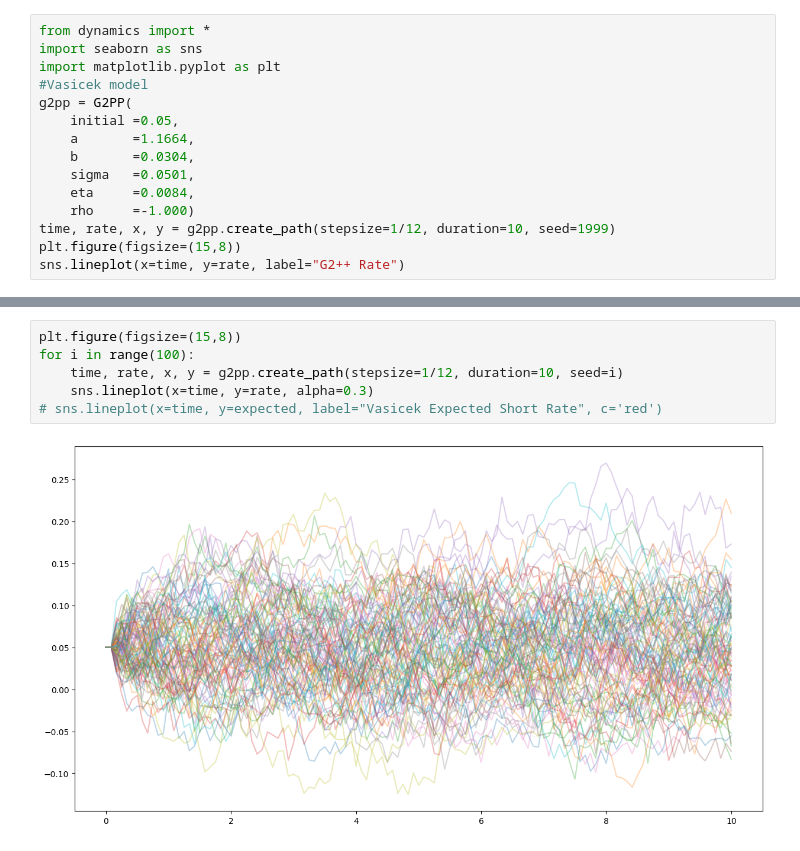
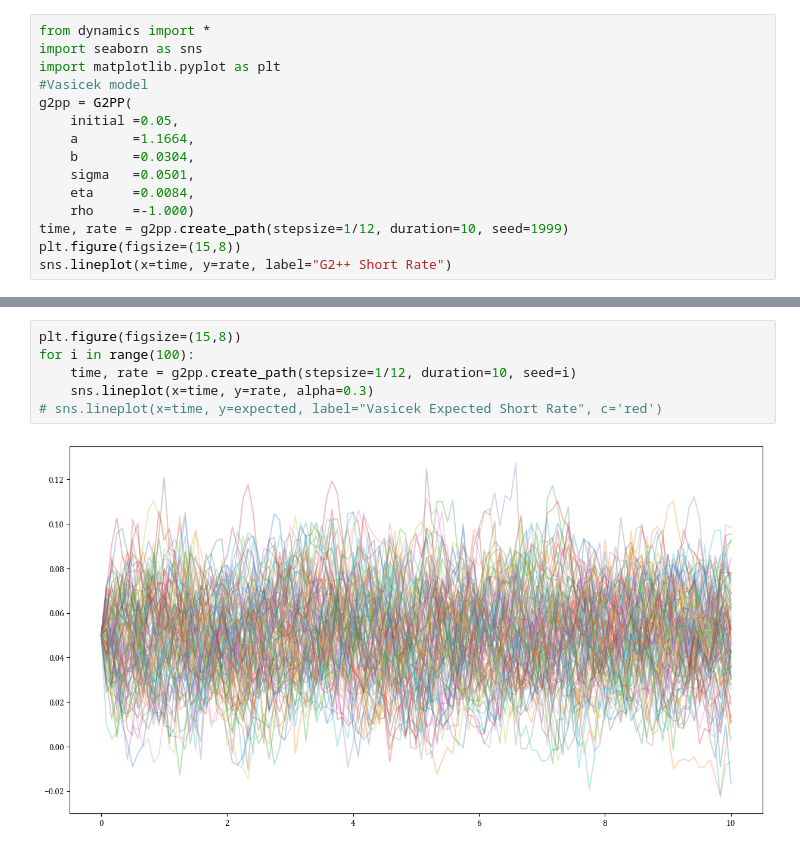
Before and after one commit to Eskild-afk/MasterThesis, a Jupyter notebook: G2++.ipynb, the cells around one changed output, grey strips where cells are left out. Drawn from its saved outputs; the diff is of its cells as text.

```diff
--- a/G2++.ipynb
+++ b/G2++.ipynb
@@ -10,8 +10,8 @@ g2pp = G2PP(
     sigma   =0.0501,
     eta     =0.0084,
     rho     =-1.000)
-time, rate, x, y = g2pp.create_path(stepsize=1/12, duration=10, seed=1999)
+time, rate = g2pp.create_path(stepsize=1/12, duration=10, seed=1999)
 plt.figure(figsize=(15,8))
-sns.lineplot(x=time, y=rate, label="G2++ Rate")
+sns.lineplot(x=time, y=rate, label="G2++ Short Rate")
 # %% [output]
 <Axes: >
@@ -29,11 +29,11 @@ sns.lineplot(x=time, y=[g2pp.ZCB(10,x[i], y[i]) for i in range(len(x))], label =
 # %%
 plt.figure(figsize=(15,8))
 for i in range(100):
-    time, rate, x, y = g2pp.create_path(stepsize=1/12, duration=10, seed=i)
+    time, rate = g2pp.create_path(stepsize=1/12, duration=10, seed=i)
     sns.lineplot(x=time, y=rate, alpha=0.3)
 # sns.lineplot(x=time, y=expected, label="Vasicek Expected Short Rate", c='red')
 # %% [output]
-[figure, old version]
+[figure, new version]
 # %%
 plt.figure(figsize=(15,8))
 plt.xlabel("Expiry")
```
Also changed, not shown: parts of 8 cells of this notebook, 5 other files.
